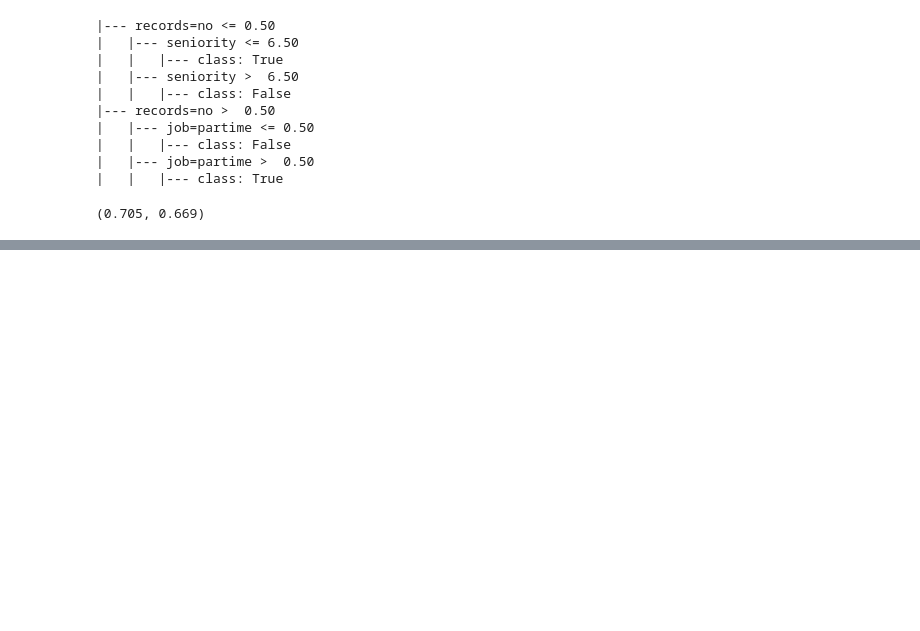
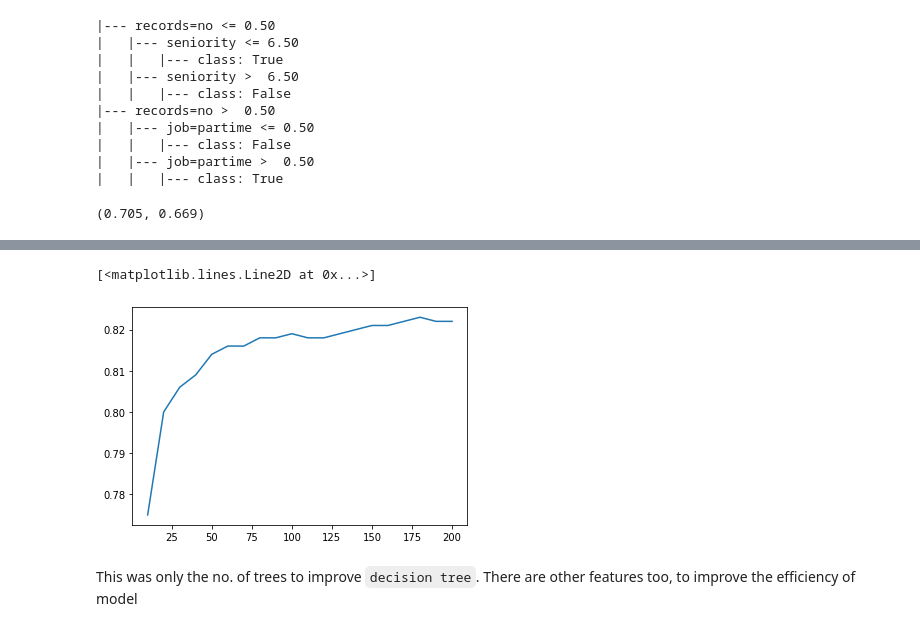
Before and after one commit to nandan-06/Credit-Risk-Score, a Jupyter notebook: CreditRisk.ipynb, the cells around one changed output, grey strips where cells are left out. Cells and saved outputs as stored; diff of their text form; code cells hidden in the pictures; blank space fills up the shorter version.

Commit message:
Applied RandomForestClassifier

```diff
--- a/CreditRisk.ipynb
+++ b/CreditRisk.ipynb
@@ -407,0 +411,10 @@ df_new
+# %%
+for m in [4,5,6]:
+    print(f"depth: {m}")
+    for s in [1,2,3,5,10,15,20]:
+        dt = DecisionTreeClassifier(max_depth=m, min_samples_leaf=s)
+        dt.fit(X_train,y_train)
+        y_pred = dt.predict_proba(X_val)[:,1]
+        acc = roc_auc_score(y_val, y_pred).round(3)
+        print(f"sample leaf nodes: {s} -> acc: {acc}")
+    print()
@@ -407,0 +441,6 @@ df_new
+# %%
+dt = DecisionTreeClassifier(max_depth=6, min_samples_leaf=15)
+dt.fit(X_train, y_train)
+y_pred = dt.predict_proba(X_val)[:,1]
+acc = roc_auc_score(y_val,y_pred).round(3)
+acc
@@ -407,0 +451,7 @@ df_new
+# %%
+from sklearn.ensemble import RandomForestClassifier
+rf = RandomForestClassifier(n_estimators=10, random_state=11)
+rf.fit(X_train, y_train)
+y_pred = rf.predict_proba(X_val)[:,1]
+acc = roc_auc_score(y_val, y_pred).round(3)
+acc
@@ -407,0 +460,10 @@ df_new
+# %%
+# checking for different `n_estimators` value
+scores = []
+for n in range (10, 201, 10):
+    rf = RandomForestClassifier(n_estimators=n, random_state=11)
+    rf.fit(X_train, y_train)
+    y_pred = rf.predict_proba(X_val)[:,1]
+    acc = roc_auc_score(y_val, y_pred).round(3)
+    scores.append(acc)
+    print(f"n_trees: {n} -> score: {acc}")
@@ -407,0 +491,8 @@ df_new
+# %%
+plt.plot(range(10,201,10),scores)  # rapid growth in starting of the trees, not growing after around 175 trees
+# accuracy score remains stable near 82%
+# %% [output]
+[<matplotlib.lines.Line2D at 0x...>]
+[figure, added]
+# %% [markdown]
+This was only the no. of trees to improve `decision tree`. There are other features too, to improve the efficiency of model
```
Also changed, not shown: parts of 16 cells of this notebook.
